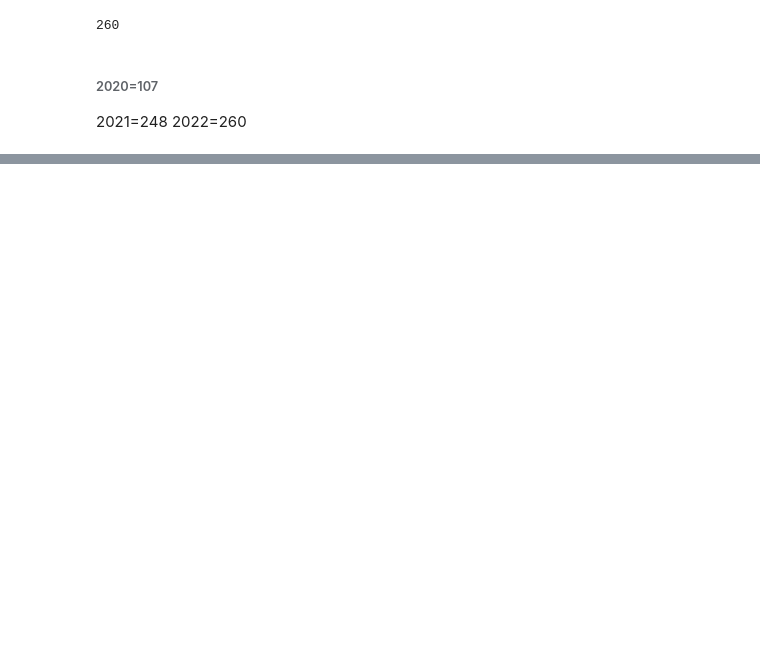
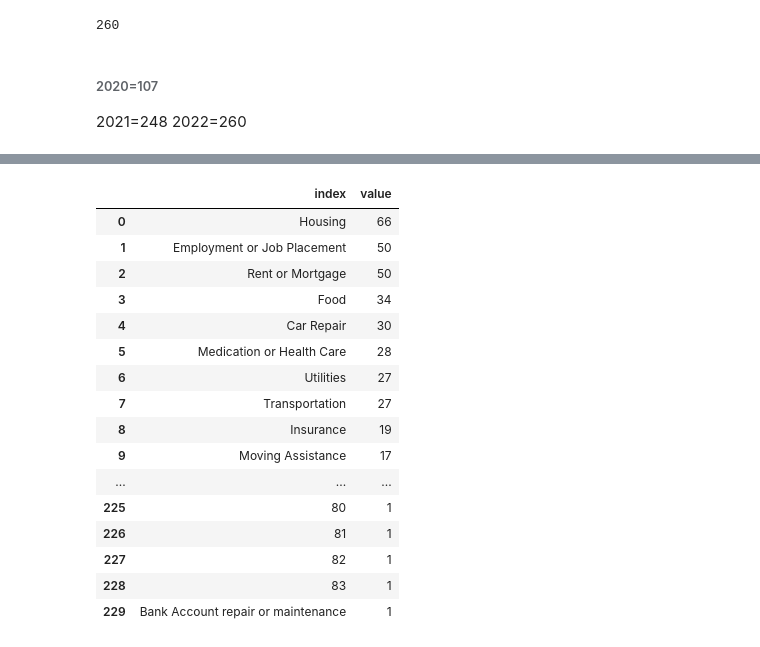
Before and after one commit to NSS-Data-Analytics-Cohort-6/fcs-crisis-data-campers, a Jupyter notebook: notebook/CD_DC-Ulitimate_Crisis.ipynb, the cells around one changed output, grey strips where cells are left out. Cells and saved outputs as stored; diff of their text form; code cells hidden in the pictures; blank space fills up the shorter version.

```diff
--- a/notebook/CD_DC-Ulitimate_Crisis.ipynb
+++ b/notebook/CD_DC-Ulitimate_Crisis.ipynb
@@ -717,0 +921,3 @@ plt.gcf().set_size_inches(15,7)
+# %%
+melted=new_df.melt().value.value_counts()
+melted
@@ -717,0 +942,22 @@ plt.gcf().set_size_inches(15,7)
+# %%
+melted=pd.DataFrame(melted)
+melted.reset_index(inplace=True)
+melted.dropna()
+# %% [output]
+|  | index | value |
+| 0 | Housing | 66 |
+| 1 | Employment or Job Placement | 50 |
+| 2 | Rent or Mortgage | 50 |
+| 3 | Food | 34 |
+| 4 | Car Repair | 30 |
+| 5 | Medication or Health Care | 28 |
+| 6 | Utilities | 27 |
+| 7 | Transportation | 27 |
+| 8 | Insurance | 19 |
+| 9 | Moving Assistance | 17 |
+| ... | ... | ... |
+| 225 | 80 | 1 |
+| 226 | 81 | 1 |
+| 227 | 82 | 1 |
+| 228 | 83 | 1 |
+| 229 | Bank Account repair or maintenance | 1 |
```
Also changed, not shown: parts of 70 cells of this notebook.
